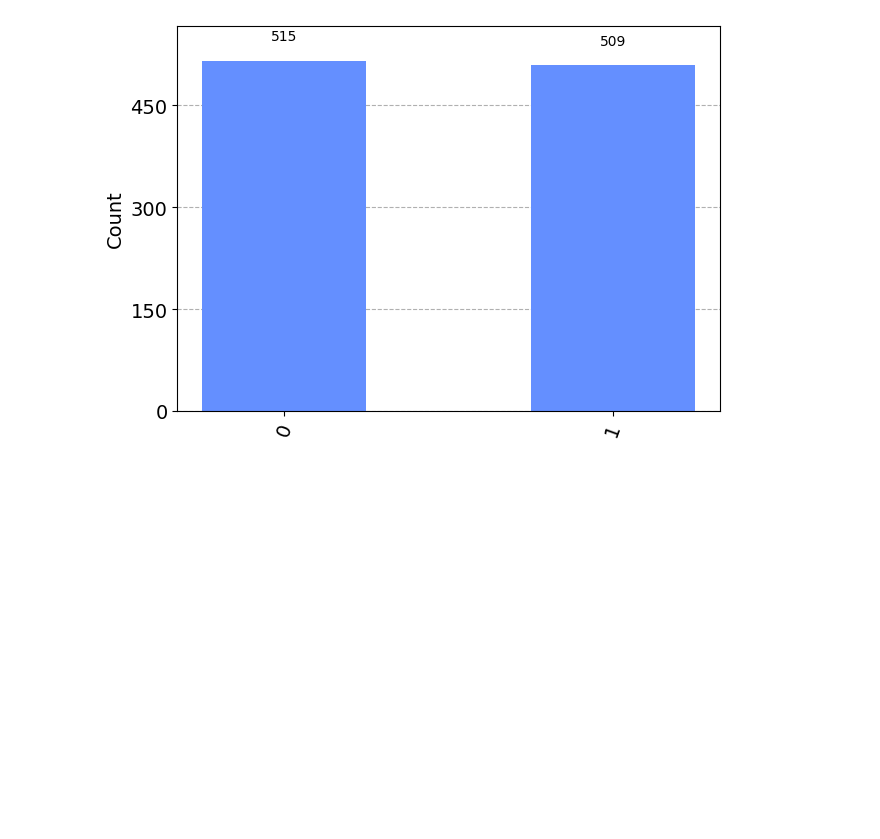
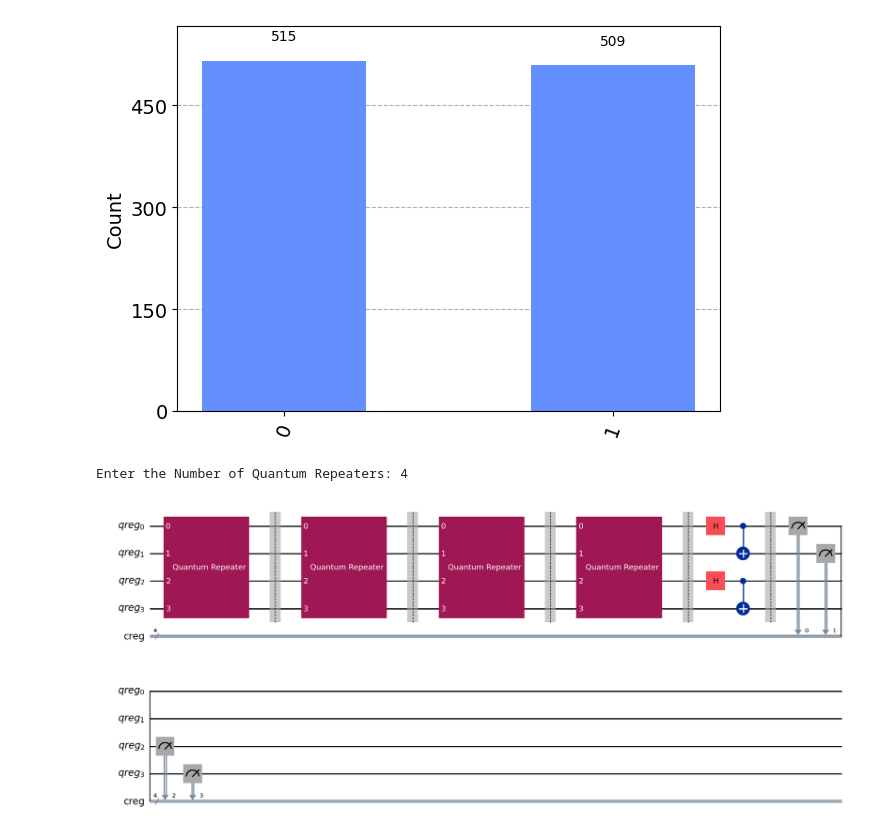
Before and after one commit to RajatSaha1106/Quantum-Noise-Modelling, a Jupyter notebook: Error_Correction_Circuit.ipynb, the cells around one changed output. Drawn from its saved outputs; the diff is of its cells as text; code cells hidden in the pictures; blank space fills up the shorter version.

```diff
--- a/Error_Correction_Circuit.ipynb
+++ b/Error_Correction_Circuit.ipynb
@@ -202,3 +202,43 @@ counts = result.get_counts()
 plot_histogram(counts)
 # %% [output]
 [figure]
+# %%
+from qiskit import QuantumCircuit, QuantumRegister, ClassicalRegister, Aer, transpile, execute
+from qiskit.visualization import plot_histogram
+import matplotlib.pyplot as plt
+
+def FirstBox():
+    qreg=QuantumRegister(4,"qreg")
+
+    qc=QuantumCircuit(qreg)
+
+    qc.h([qreg[0],qreg[2]])
+    qc.cx(qreg[0],qreg[1])
+    qc.cx(qreg[2],qreg[3])
+
+    return qc
+Circ=FirstBox()
+
+qreg=QuantumRegister(4,"qreg")
+creg=ClassicalRegister(4,"creg")
+
+QC=QuantumCircuit(qreg,creg)
+
+Circ_Gate=Circ.to_gate(label="Quantum Repeater")
+deg=int(input("Enter the Number of Quantum Repeaters: "))
+
+for k in range (deg):
+    QC.append(Circ_Gate,[qreg[0],qreg[1],qreg[2],qreg[3]])
+    QC.barrier()
+QC.h([qreg[0],qreg[2]])
+QC.cx(qreg[0],qreg[1])
+QC.cx(qreg[2],qreg[3])
+
+QC.barrier()
+
+QC.measure(qreg,creg)
+
+QC.draw(output="mpl",style="iqp")
+# %% [output]
+Enter the Number of Quantum Repeaters: 4
+[figure, added]
```
Also changed, not shown: parts of 1 cell of this notebook.
